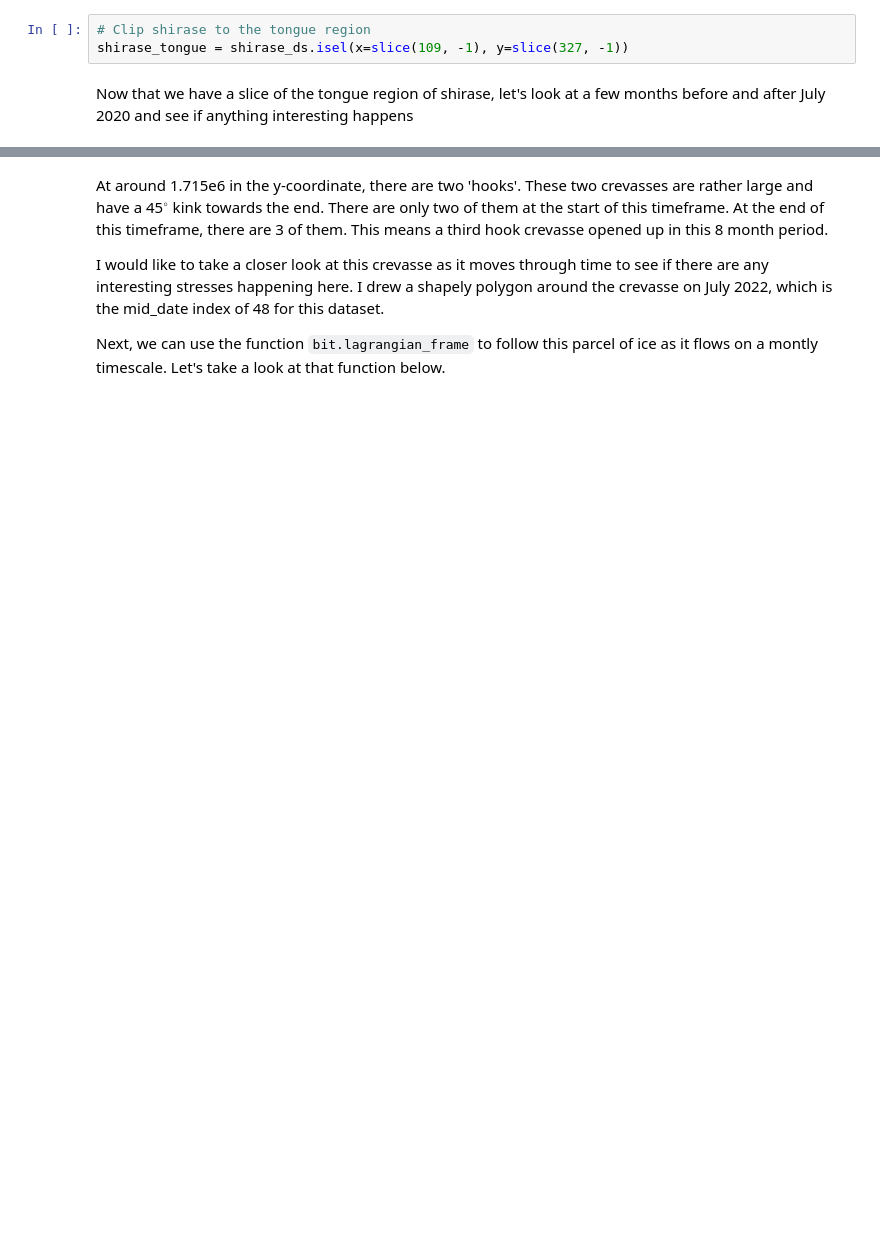
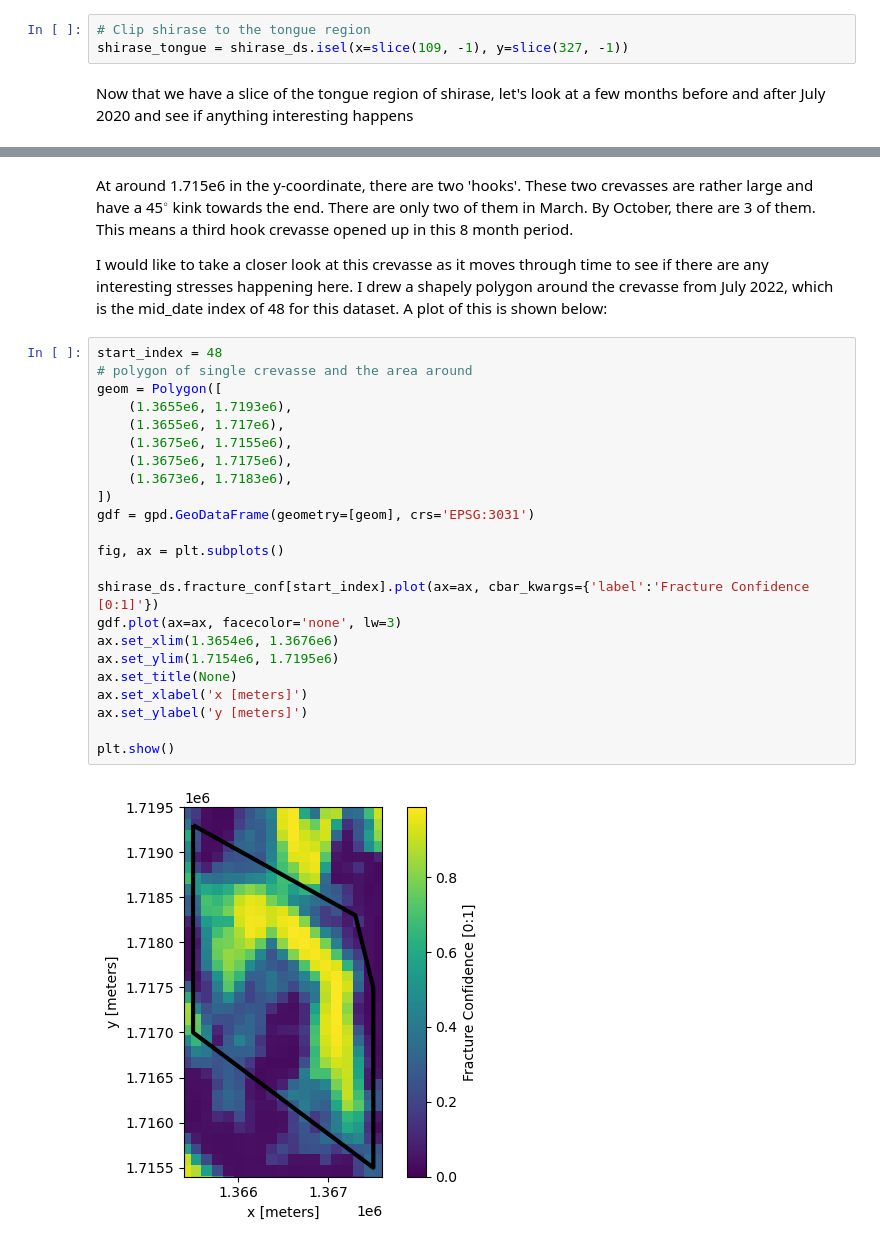
Before and after one commit to jackplogan33/ice-fracture-mechanics, a Jupyter notebook: notebooks/04-fracture-map-analysis.ipynb, the cells around one changed output, grey strips where cells are left out. Drawn from its saved outputs; the diff is of its cells as text; blank space fills up the shorter version.

```diff
--- a/notebooks/04-fracture-map-analysis.ipynb
+++ b/notebooks/04-fracture-map-analysis.ipynb
@@ -203,6 +257,29 @@ plt.show()
 # %% [markdown]
-At around 1.715e6 in the y-coordinate, there are two 'hooks'. These two crevasses are rather large and have a 45$^{\circ}$ kink towards the end. There are only two of them at the start of this timeframe. At the end of this timeframe, there are 3 of them. This means a third hook crevasse opened up in this 8 month period.
+At around 1.715e6 in the y-coordinate, there are two 'hooks'. These two crevasses are rather large and have a 45$^{\circ}$ kink towards the end. There are only two of them in March. By October, there are 3 of them. This means a third hook crevasse opened up in this 8 month period.
 
-I would like to take a closer look at this crevasse as it moves through time to see if there are any interesting stresses happening here. I drew a shapely polygon around the crevasse on July 2022, which is the mid_date index of 48 for this dataset.
-
-Next, we can use the function `bit.lagrangian_frame` to follow this parcel of ice as it flows on a montly timescale. Let's take a look at that function below.
+I would like to take a closer look at this crevasse as it moves through time to see if there are any interesting stresses happening here. I drew a shapely polygon around the crevasse from July 2022, which is the mid_date index of 48 for this dataset. A plot of this is shown below:
+# %%
+start_index = 48
+# polygon of single crevasse and the area around
+geom = Polygon([
+    (1.3655e6, 1.7193e6),
+    (1.3655e6, 1.717e6),
+    (1.3675e6, 1.7155e6),
+    (1.3675e6, 1.7175e6),
+    (1.3673e6, 1.7183e6),
+])
+gdf = gpd.GeoDataFrame(geometry=[geom], crs='EPSG:3031')
+
+fig, ax = plt.subplots()
+
+shirase_ds.fracture_conf[start_index].plot(ax=ax, cbar_kwargs={'label':'Fracture Confidence [0:1]'})
+gdf.plot(ax=ax, facecolor='none', lw=3)
+ax.set_xlim(1.3654e6, 1.3676e6)
+ax.set_ylim(1.7154e6, 1.7195e6)
+ax.set_title(None)
+ax.set_xlabel('x [meters]')
+ax.set_ylabel('y [meters]')
+
+plt.show()
+# %% [output]
+[figure, added]
```
Also changed, not shown: parts of 33 cells of this notebook.
